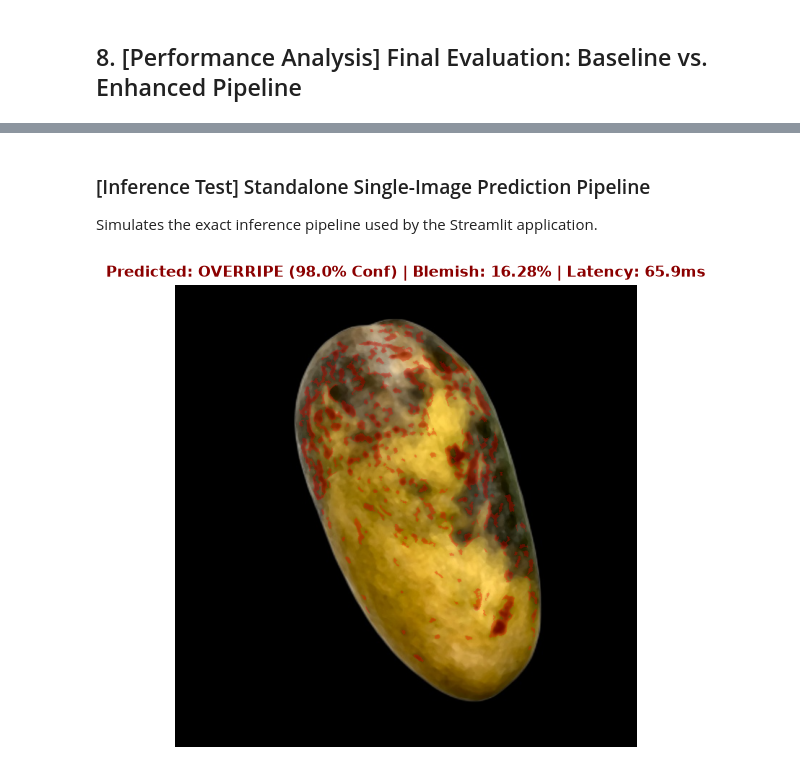
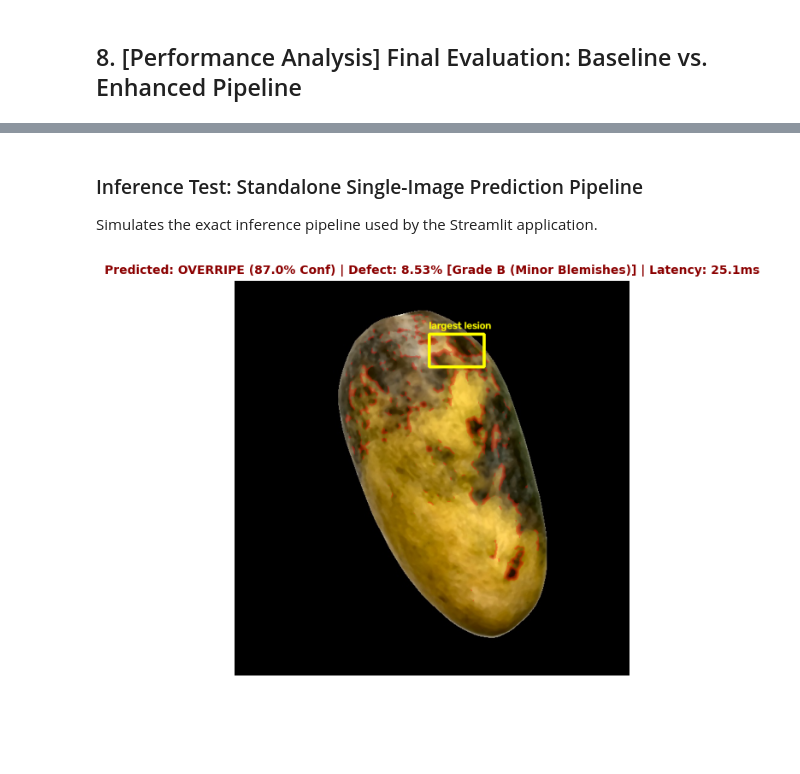
Before and after one commit to ChamHerman/mango-ripeness-grading, a Jupyter notebook: notebooks/morphological_analysis_hm.ipynb, the cells around one changed output, grey strips where cells are left out. Cells and saved outputs as stored; diff of their text form; code cells hidden in the pictures; blank space fills up the shorter version.

Commit message:
up: morphological + ui + video(not done yet)

```diff
--- a/notebooks/morphological_analysis_hm.ipynb
+++ b/notebooks/morphological_analysis_hm.ipynb
@@ -111,7 +134,7 @@ def get_fruit_mask(img_bgr, thresh=20):
     return mask
 
 def get_interior_mask(mask, k=13):
-    """Erode mango mask to eliminate boundary transition ring (ADR-0001)."""
+    """Erode mango mask to eliminate boundary transition ring."""
     se_erode = cv2.getStructuringElement(cv2.MORPH_ELLIPSE, (k, k))
     return cv2.erode(mask, se_erode)
 # %% [markdown]
@@ -626,8 +984,11 @@ plt.show()
 # %% [markdown]
 ## 8. [Performance Analysis] Final Evaluation: Baseline vs. Enhanced Pipeline
 # %%
-print("[Process] Extracting Enhanced Features across Train and Test datasets...")
+print("Extracting MRMF features across Train and Test datasets...")
+
+
 def extract_enhanced_features(split):
+    """Feature extraction for the MRMF pipeline (granulometry + per-lesion)."""
     rows = []
     t0 = time.time()
     for cls in CLASSES:
@@ -642,13 +1003,14 @@ def extract_enhanced_features(split):
             gray = cv2.cvtColor(img_bgr, cv2.COLOR_BGR2GRAY)
             interior_area = int(np.sum(interior > 0))
 
-            bw_clean, _ = run_enhanced_morphology_pipeline(gray, interior)
-            feats = extract_morphological_features(gray, bw_clean, interior, interior_area)
+            bw_clean, _ = run_enhanced_blemish_mask(gray, interior)
+            feats = extract_mrmf_features(gray, bw_clean, interior, interior_area)
             feats['label'] = cls
             feats['image'] = os.path.basename(path)
             rows.append(feats)
     lat_ms = ((time.time() - t0) / len(rows)) * 1000.0
     return pd.DataFrame(rows), lat_ms
+
 
 df_train_enh, lat_train_enh = extract_enhanced_features('train')
 df_test_enh, lat_test_enh = extract_enhanced_features('test')
@@ -657,7 +1019,7 @@ df_test_enh, lat_test_enh = extract_enhanced_features('test')
 df_train_enh.to_csv(os.path.join(OUTPUT_DIR, 'morphology_train_features.csv'), index=False)
 df_test_enh.to_csv(os.path.join(OUTPUT_DIR, 'morphology_test_features.csv'), index=False)
 
-print(f"[Info] Train Features Shape: {df_train_enh.shape}")
-print(f"[Info] Test Features Shape:  {df_test_enh.shape}")
-print(f"[Info] Average Processing Latency: {lat_test_enh:.2f} ms/image")
+print(f"MRMF Train Features Shape: {df_train_enh.shape}")
+print(f"MRMF Test Features Shape:  {df_test_enh.shape}")
+print(f"Average Processing Latency (MRMF):  {lat_test_enh:.2f} ms/image")
 # %% [output]
@@ -796,9 +1309,25 @@ print(f"[Saved] Successfully saved prototype model package to: {model_save_path}
 # %% [markdown]
-### [Inference Test] Standalone Single-Image Prediction Pipeline
+### Inference Test: Standalone Single-Image Prediction Pipeline
 Simulates the exact inference pipeline used by the Streamlit application.
 # %%
+def grade_severity(area_ratio, max_lesion_ratio):
+    """Supplemental: surface quality grading from blemish quantification (Topic 2 scope).
+
+    Grade A: clean surface (< 5% blemish coverage, no dominant lesion)
+    Grade B: minor blemishes (5-15% coverage)
+    Grade C: significant decay (> 15% coverage, or any single lesion > 10% of fruit)
+    """
+    if max_lesion_ratio > 10.0:
+        return 'Grade C (Significant Decay)'
+    if area_ratio < 5.0:
+        return 'Grade A (Clean)'
+    if area_ratio < 15.0:
+        return 'Grade B (Minor Blemishes)'
+    return 'Grade C (Significant Decay)'
+
+
 def predict_mango_ripeness(img_path):
-    """Full inference pipeline for prototype integration."""
+    """Full inference pipeline for prototype integration (MRMF)."""
     t_start = time.time()
     img_bgr = cv2.imread(img_path)
     if img_bgr is None:
@@ -809,46 +1338,63 @@ def predict_mango_ripeness(img_path):
     gray = cv2.cvtColor(img_bgr, cv2.COLOR_BGR2GRAY)
     interior_area = int(np.sum(interior > 0))
 
-    bw_clean, vis = run_enhanced_morphology_pipeline(gray, interior)
-    feats = extract_morphological_features(gray, bw_clean, interior, interior_area)
+    bw_clean, vis = run_enhanced_blemish_mask(gray, interior)
+    feats = extract_mrmf_features(gray, bw_clean, interior, interior_area)
 
     # Predict
     feat_df = pd.DataFrame([feats])[feature_cols]
     pred_cls = final_clf.predict(feat_df)[0]
     pred_prob = final_clf.predict_proba(feat_df)[0]
     conf = np.max(pred_prob) * 100.0
     elapsed_ms = (time.time() - t_start) * 1000.0
 
-    # Create visual overlay
-    img_rgb = cv2.cvtColor(img_bgr, cv2.COLOR_BGR2RGB)
-    overlay = img_rgb.copy()
-    overlay[bw_clean > 0] = [255, 0, 0]
-    blended = cv2.addWeighted(img_rgb, 0.7, overlay, 0.3, 0)
+    # Supplemental: per-lesion callout (largest lesion bounding box)
+    overlay = cv2.cvtColor(img_bgr, cv2.COLOR_BGR2RGB).copy()
+    red = overlay.copy()
+    red[bw_clean > 0] = [255, 0, 0]
+    overlay = cv2.addWeighted(overlay, 0.7, red, 0.3, 0)
+    nb_c, labels_c, stats_c, _ = cv2.connectedComponentsWithStats(bw_clean, connectivity=8)
+    if nb_c > 1:
+        largest = 1 + int(np.argmax(stats_c[1:, cv2.CC_STAT_AREA]))
+        x, y, w, h = stats_c[largest, cv2.CC_STAT_LEFT], stats_c[largest, cv2.CC_STAT_TOP], \
+            stats_c[largest, cv2.CC_STAT_WIDTH], stats_c[largest, cv2.CC_STAT_HEIGHT]
+        cv2.rectangle(overlay, (x, y), (x + w, y + h), (255, 255, 0), 3)
+        cv2.putText(overlay, 'largest lesion', (x, max(y - 8, 14)),
+                    cv2.FONT_HERSHEY_SIMPLEX, 0.55, (255, 255, 0), 2)
+
+    severity = grade_severity(feats['area_ratio'], feats['max_lesion_ratio'])
 
     return {
         'prediction': pred_cls,
         'confidence': conf,
         'blemish_area_ratio': feats['area_ratio'],
+        'defect_percentage': round(feats['area_ratio'], 2),
+        'max_lesion_ratio': feats['max_lesion_ratio'],
+        'severity_grade': severity,
+        'needs_review': bool(conf < 70.0),
         'n_blemishes': feats['n_blemishes'],
         'latency_ms': elapsed_ms,
-        'overlay': blended,
+        'overlay': overlay,
         'features': feats
     }
+
 
 # Test on sample overripe image
 sample_test_path = glob.glob(os.path.join(DATASET_ROOT, 'test', 'overripe', '*.jpg'))[0]
 res = predict_mango_ripeness(sample_test_path)
 
 plt.figure(figsize=(6, 6))
 plt.imshow(res['overlay'])
-title_str = f"Predicted: {res['prediction'].upper()} ({res['confidence']:.1f}% Conf) | Blemish: {res['blemish_area_ratio']:.2f}% | Latency: {res['latency_ms']:.1f}ms"
-plt.title(title_str, fontsize=11, fontweight='bold', color='darkred')
+title_str = (f"Predicted: {res['prediction'].upper()} ({res['confidence']:.1f}% Conf) | "
+             f"Defect: {res['defect_percentage']:.2f}% [{res['severity_grade']}] | "
+             f"Latency: {res['latency_ms']:.1f}ms")
+plt.title(title_str, fontsize=10, fontweight='bold', color='darkred')
 plt.axis('off')
 plt.show()
 
-print("[Test Result] Prototype Single Image Inference Receipt:")
+print("Prototype Single Image Inference Receipt:")
 for k, v in res.items():
     if k not in ['overlay', 'features']:
         print(f"  - {k}: {v}")
 # %% [output]
-[figure, old version]
+[figure, new version]
```
Also changed, not shown: parts of 41 cells of this notebook, 27 other files.
